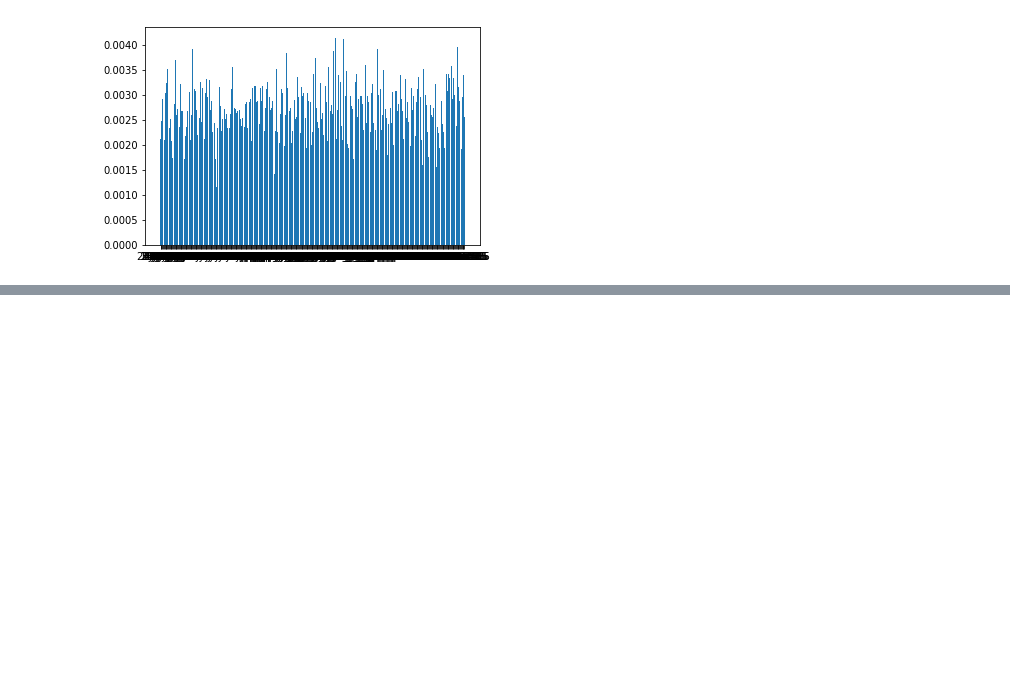
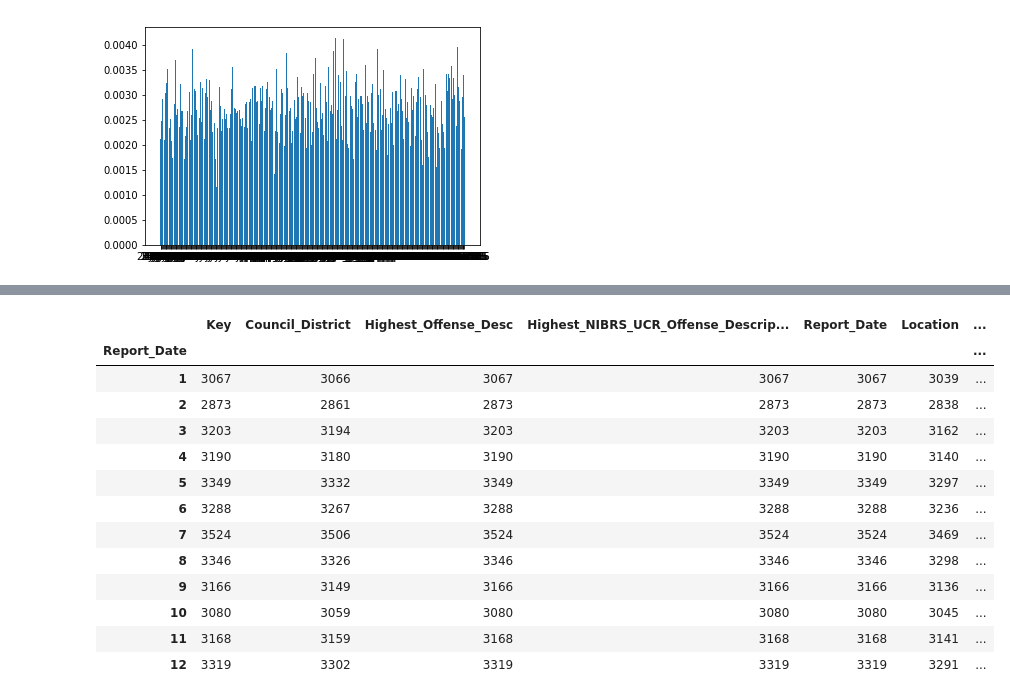
Before and after one commit to qiuxiao-chen/project-2, a Jupyter notebook: project2_anny.ipynb, the cells around one changed output, grey strips where cells are left out. Cells and saved outputs as stored; diff of their text form; code cells hidden in the pictures; blank space fills up the shorter version.

```diff
--- a/project2_anny.ipynb
+++ b/project2_anny.ipynb
@@ -135,0 +171,19 @@ plt.bar(crime['Report_Date'],crime['crime_prop_data'])
+# %%
+ crime.Report_Date.dt.month
+group_month = crime.groupby( crime.Report_Date.dt.month).count()
+group_month
+# %% [output]
+|  | Key | Council_District | Highest_Offense_Desc | Highest_NIBRS_UCR_Offense_Descrip... | Report_Date | Location | ... |
+| Report_Date |  |  |  |  |  |  | ... |
+| 1 | 3067 | 3066 | 3067 | 3067 | 3067 | 3039 | ... |
+| 2 | 2873 | 2861 | 2873 | 2873 | 2873 | 2838 | ... |
+| 3 | 3203 | 3194 | 3203 | 3203 | 3203 | 3162 | ... |
+| 4 | 3190 | 3180 | 3190 | 3190 | 3190 | 3140 | ... |
+| 5 | 3349 | 3332 | 3349 | 3349 | 3349 | 3297 | ... |
+| 6 | 3288 | 3267 | 3288 | 3288 | 3288 | 3236 | ... |
+| 7 | 3524 | 3506 | 3524 | 3524 | 3524 | 3469 | ... |
+| 8 | 3346 | 3326 | 3346 | 3346 | 3346 | 3298 | ... |
+| 9 | 3166 | 3149 | 3166 | 3166 | 3166 | 3136 | ... |
+| 10 | 3080 | 3059 | 3080 | 3080 | 3080 | 3045 | ... |
+| 11 | 3168 | 3159 | 3168 | 3168 | 3168 | 3141 | ... |
+| 12 | 3319 | 3302 | 3319 | 3319 | 3319 | 3291 | ... |
```
Also changed, not shown: parts of 7 cells of this notebook.
